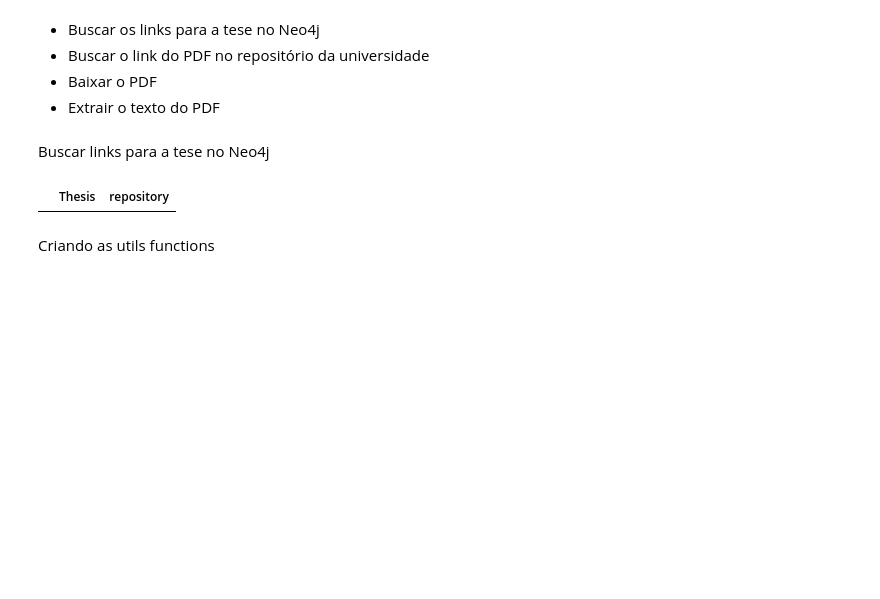
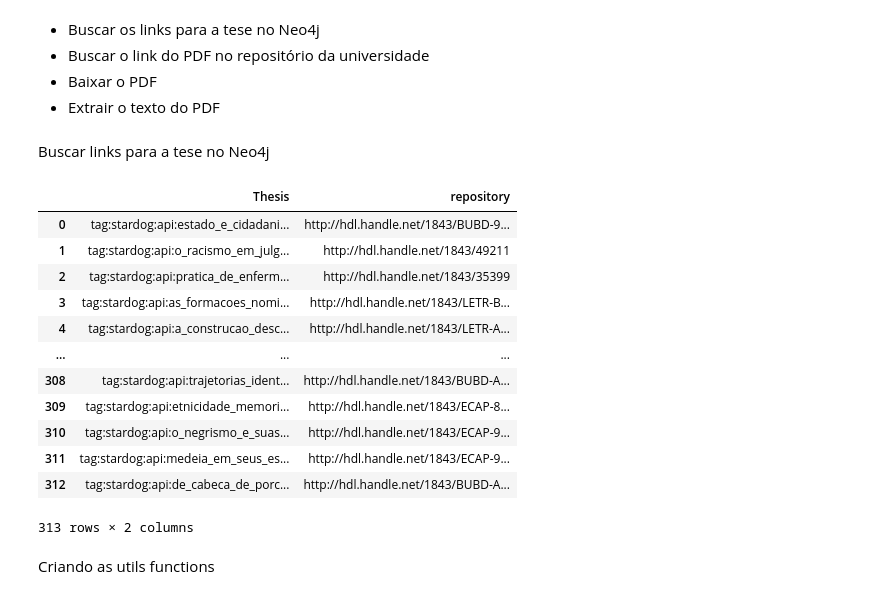
Before and after one commit to fabiocorreacordeiro/Indigenous-Slavery-KG, a Jupyter notebook: data/crawler_bibliotecas/Crawler UFMG.ipynb, the cells around one changed output. Saved outputs shown, nothing was run; the diff lists cells and outputs as text; code cells hidden in the pictures; blank space fills up the shorter version.

```diff
--- a/data/crawler_bibliotecas/Crawler UFMG.ipynb
+++ b/data/crawler_bibliotecas/Crawler UFMG.ipynb
@@ -34,40 +34,52 @@ graph = GraphDatabase.driver(NEO4J_URL, auth=(NEO4J_USERNAME, NEO4J_PASSWORD))
 Buscar links para a tese no Neo4j
 # %%
 # Query to get theses and their repositories from the Neo4j database
-# This query retrieves theses that are published by the Rio Grande do Sul Federal University (UFRGS) and have not been processed yet.
+# This query retrieves theses that are published by the Minas Gerais Federal University (UFMG) and have not been processed yet.
 query1 = """
-MATCH (t:Thesis)-[:publisher]-(uni:University{uri:'tag:stardog:api:UFRGS'})
+MATCH (t:Thesis)-[:publisher]-(uni:University{uri:'tag:stardog:api:UFMG'})
 WHERE NOT EXISTS {(t{processed:true})}
 RETURN distinct(t["uri"]) as Thesis, t["repository"] as repository
 """
 
 # Alternative query to get theses that do not have excerpts and have been processed.
 query2 = """
-match (t:Thesis)-[:publisher]-(uni:University{uri:'tag:stardog:api:UFRGS'})
+match (t:Thesis)-[:publisher]-(uni:University{uri:'tag:stardog:api:UFMG'})
 where (not (t:Thesis)-[:BFO_0000050]-(:Exerpt)) and  exists {(t{processed:true})}
 return distinct(t["uri"]) as Thesis, t["repository"] as repository
 """
 
 # Query to retrive theses with few pages and their repositories.
 query3 = """
-MATCH (t:Thesis)-[:publisher]-(uni:University{uri:'tag:stardog:api:UFRGS'})
+MATCH (t:Thesis)-[:publisher]-(uni:University{uri:'tag:stardog:api:UFMG'})
 Match (t:Thesis)-[:BFO_0000050]-(e:Exerpt)
 RETURN count(e) as pages, t["uri"] as Thesis, t["repository"] as repository
  order by (pages) limit 40
 """
 
 graph = GraphDatabase.driver(NEO4J_URL, auth=(NEO4J_USERNAME, NEO4J_PASSWORD))
 results = graph.execute_query(query1).records
 graph.close()
 
 #results = graph.query(query2)
 # Convert the results to a DataFrame
 #thesis_repository = pd.DataFrame(results, columns=["pages", "Thesis", "repository"])
 thesis_repository = pd.DataFrame(results, columns=["Thesis", "repository"])
 thesis_repository = thesis_repository.reset_index(drop=True)
 thesis_repository
 # %% [output]
 |  | Thesis | repository |
+| 0 | tag:stardog:api:estado_e_cidadani... | http://hdl.handle.net/1843/BUBD-9... |
+| 1 | tag:stardog:api:o_racismo_em_julg... | http://hdl.handle.net/1843/49211 |
+| 2 | tag:stardog:api:pratica_de_enferm... | http://hdl.handle.net/1843/35399 |
+| 3 | tag:stardog:api:as_formacoes_nomi... | http://hdl.handle.net/1843/LETR-B... |
+| 4 | tag:stardog:api:a_construcao_desc... | http://hdl.handle.net/1843/LETR-A... |
+| ... | ... | ... |
+| 308 | tag:stardog:api:trajetorias_ident... | http://hdl.handle.net/1843/BUBD-A... |
+| 309 | tag:stardog:api:etnicidade_memori... | http://hdl.handle.net/1843/ECAP-8... |
+| 310 | tag:stardog:api:o_negrismo_e_suas... | http://hdl.handle.net/1843/ECAP-9... |
+| 311 | tag:stardog:api:medeia_em_seus_es... | http://hdl.handle.net/1843/ECAP-9... |
+| 312 | tag:stardog:api:de_cabeca_de_porc... | http://hdl.handle.net/1843/BUBD-A... |
+313 rows × 2 columns
 # %% [markdown]
 Criando as utils functions
 # %%
```
Also changed, not shown: parts of 2 cells of this notebook, 4 other files.
